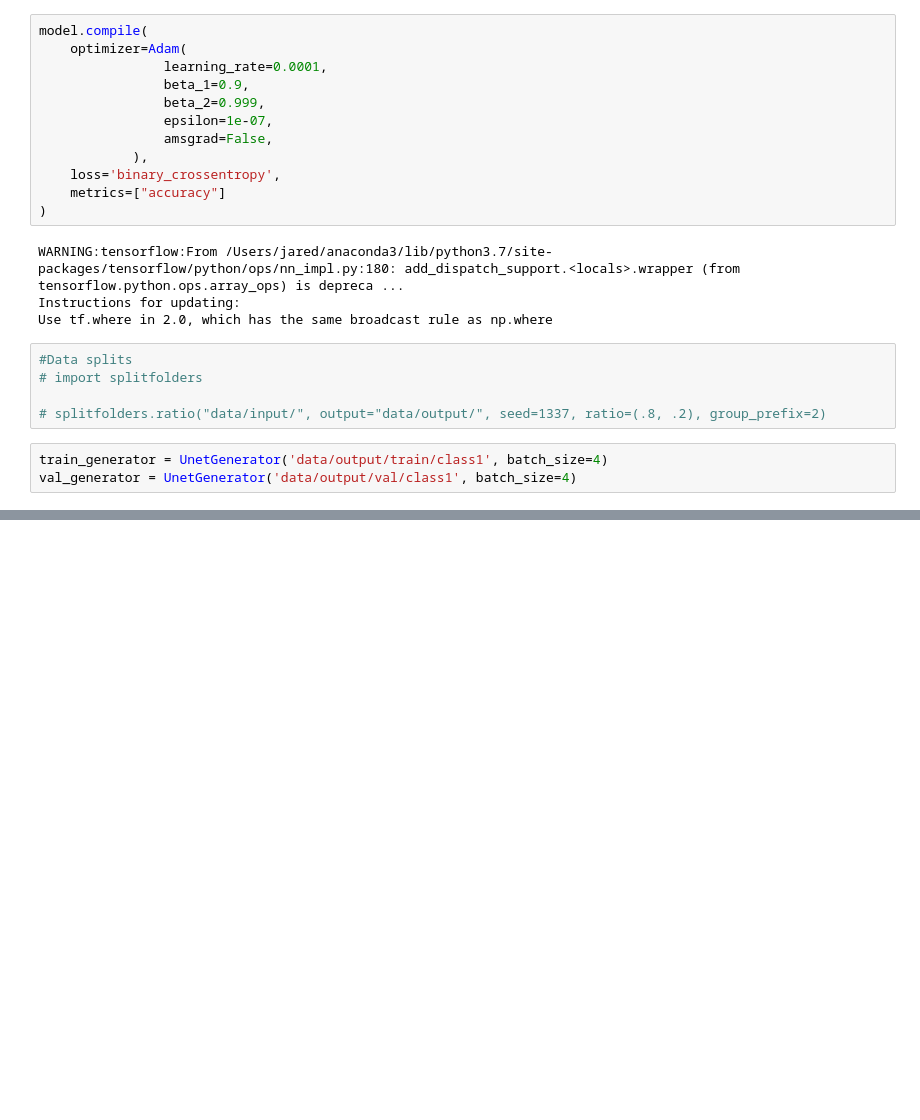
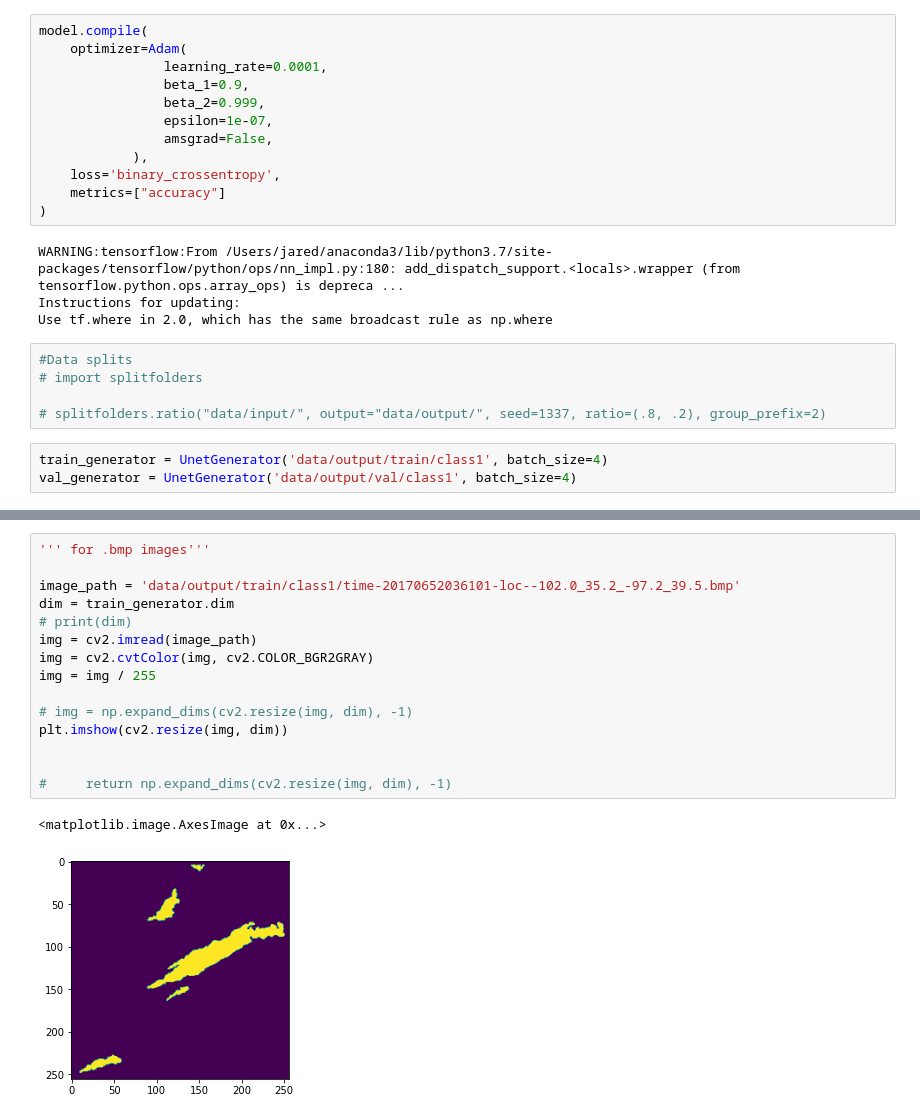
Before and after one commit to justinpaulturner/nasa_space_apps, a Jupyter notebook: SpaceApps.ipynb, the cells around one changed output, grey strips where cells are left out. Saved outputs shown, nothing was run; the diff lists cells and outputs as text; blank space fills up the shorter version.

```diff
--- a/SpaceApps.ipynb
+++ b/SpaceApps.ipynb
@@ -394,0 +425,18 @@ b'<?xml version="1.0" encoding="UTF-8"?>\n<Error><Code>NoSuchKey</Code><Message>
+# %%
+''' for .bmp images'''
+
+image_path = 'data/output/train/class1/time-20170652036101-loc--102.0_35.2_-97.2_39.5.bmp'
+dim = train_generator.dim
+# print(dim)
+img = cv2.imread(image_path)
+img = cv2.cvtColor(img, cv2.COLOR_BGR2GRAY)
+img = img / 255
+
+# img = np.expand_dims(cv2.resize(img, dim), -1)
+plt.imshow(cv2.resize(img, dim))
+
+
+#     return np.expand_dims(cv2.resize(img, dim), -1)
+# %% [output]
+<matplotlib.image.AxesImage at 0x...>
+[figure, added]
```
Also changed, not shown: parts of 9 cells of this notebook, 1 other file.
